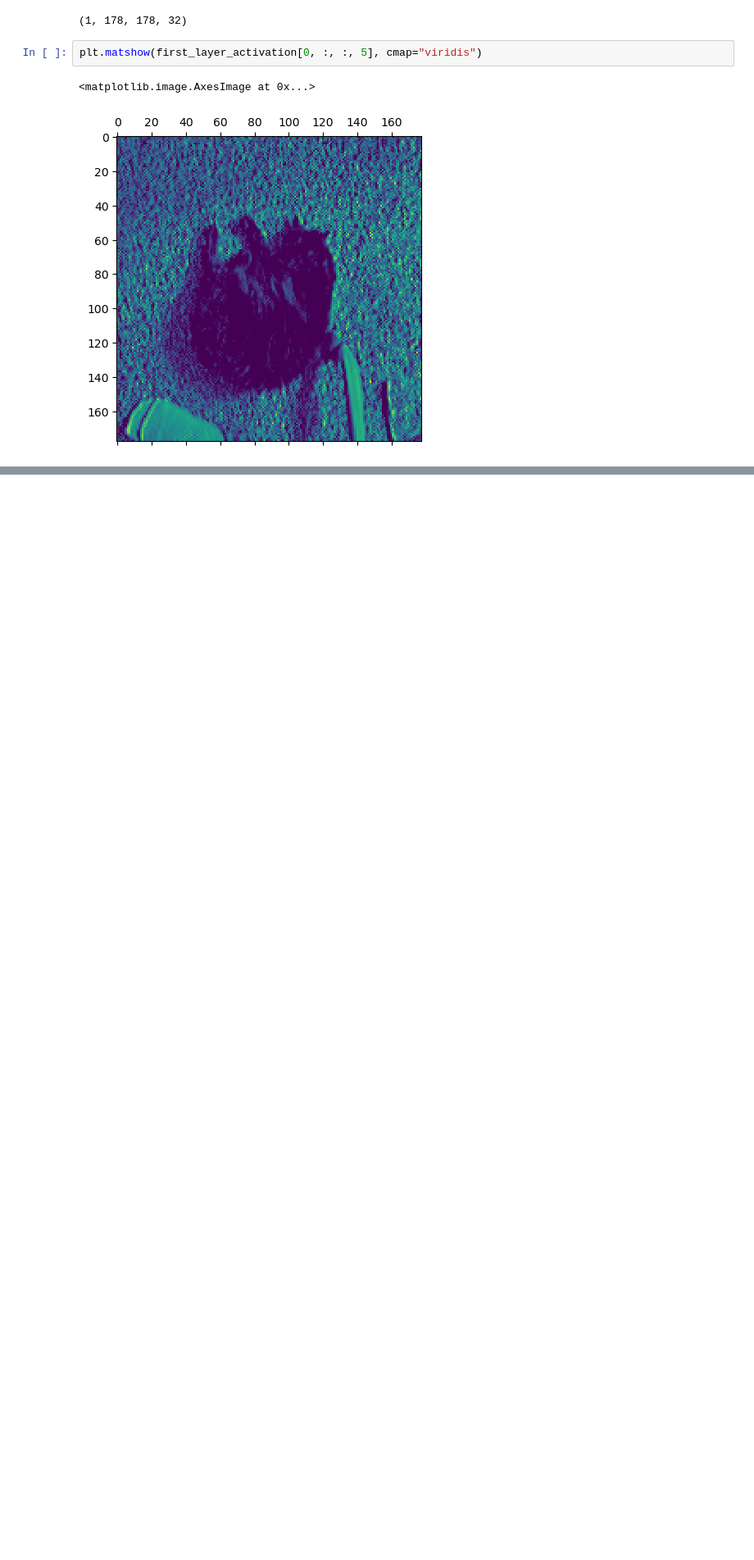
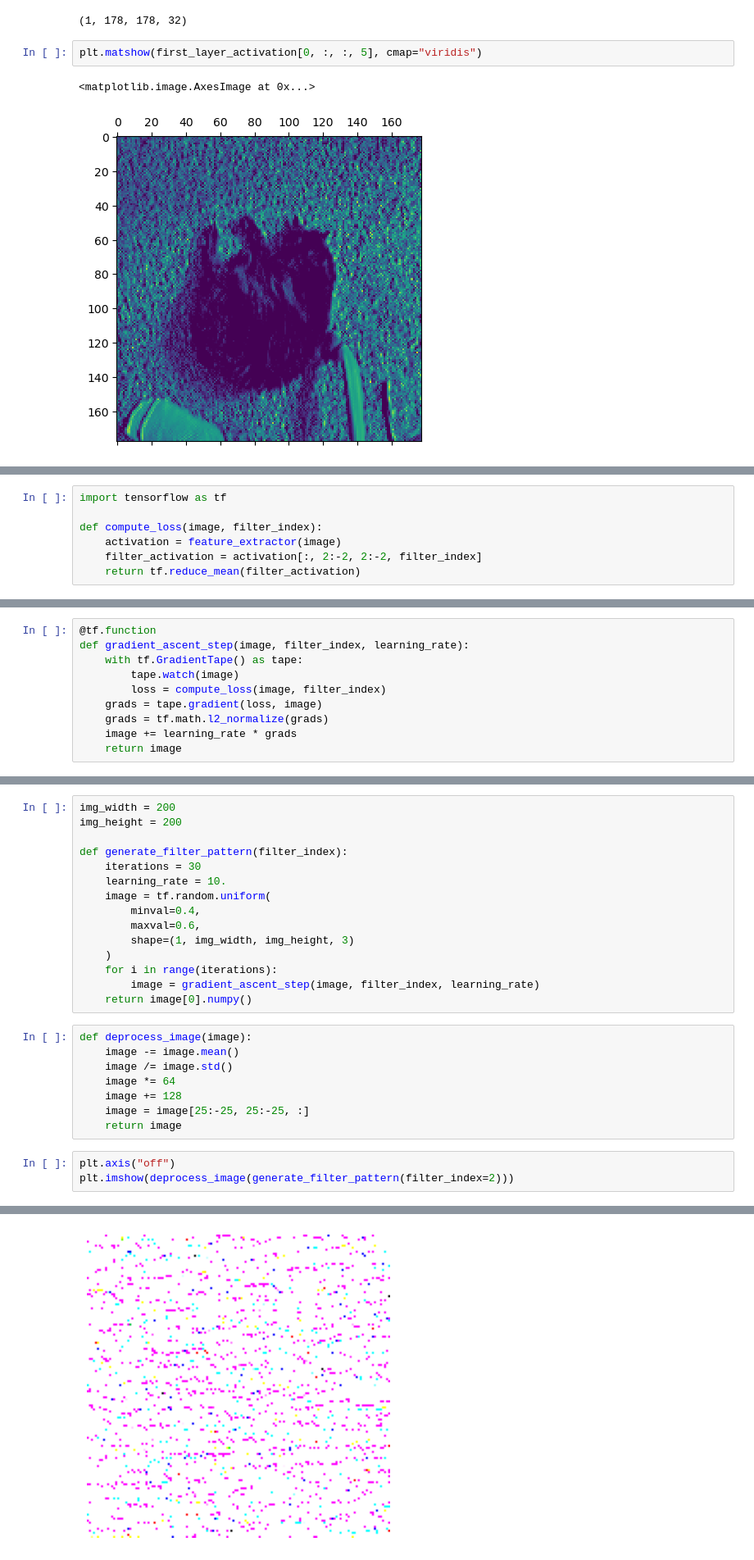
Before and after one commit to seankwon123/cats-dogs, a Jupyter notebook: cats-dogs-activation-visualizer.ipynb, the cells around one changed output, grey strips where cells are left out. Shown at 82% size. Drawn from its saved outputs; the diff is of its cells as text; blank space fills up the shorter version.

Commit message:
python version of visualizer addedD

```diff
--- a/cats-dogs-activation-visualizer.ipynb
+++ b/cats-dogs-activation-visualizer.ipynb
@@ -90,0 +111,7 @@ plt.matshow(first_layer_activation[0, :, :, 5], cmap="viridis")
+# %%
+import tensorflow as tf
+
+def compute_loss(image, filter_index):
+    activation = feature_extractor(image)
+    filter_activation = activation[:, 2:-2, 2:-2, filter_index]
+    return tf.reduce_mean(filter_activation)
@@ -90,0 +120,10 @@ plt.matshow(first_layer_activation[0, :, :, 5], cmap="viridis")
+# %%
+@tf.function
+def gradient_ascent_step(image, filter_index, learning_rate):
+    with tf.GradientTape() as tape:
+        tape.watch(image)
+        loss = compute_loss(image, filter_index)
+    grads = tape.gradient(loss, image)
+    grads = tf.math.l2_normalize(grads)
+    image += learning_rate * grads
+    return image
@@ -90,0 +132,27 @@ plt.matshow(first_layer_activation[0, :, :, 5], cmap="viridis")
+# %%
+img_width = 200
+img_height = 200
+
+def generate_filter_pattern(filter_index):
+    iterations = 30
+    learning_rate = 10.
+    image = tf.random.uniform(
+        minval=0.4,
+        maxval=0.6,
+        shape=(1, img_width, img_height, 3)
+    )
+    for i in range(iterations):
+        image = gradient_ascent_step(image, filter_index, learning_rate)
+    return image[0].numpy()
+# %%
+def deprocess_image(image):
+    image -= image.mean()
+    image /= image.std()
+    image *= 64
+    image += 128
+    image = image[25:-25, 25:-25, :]
+    return image
+# %%
+plt.axis("off")
+plt.imshow(deprocess_image(generate_filter_pattern(filter_index=2)))
+# %% [output]
@@ -90,0 +161 @@ plt.matshow(first_layer_activation[0, :, :, 5], cmap="viridis")
+[figure, added]
```
Also changed, not shown: parts of 9 cells of this notebook, 2 other files.
